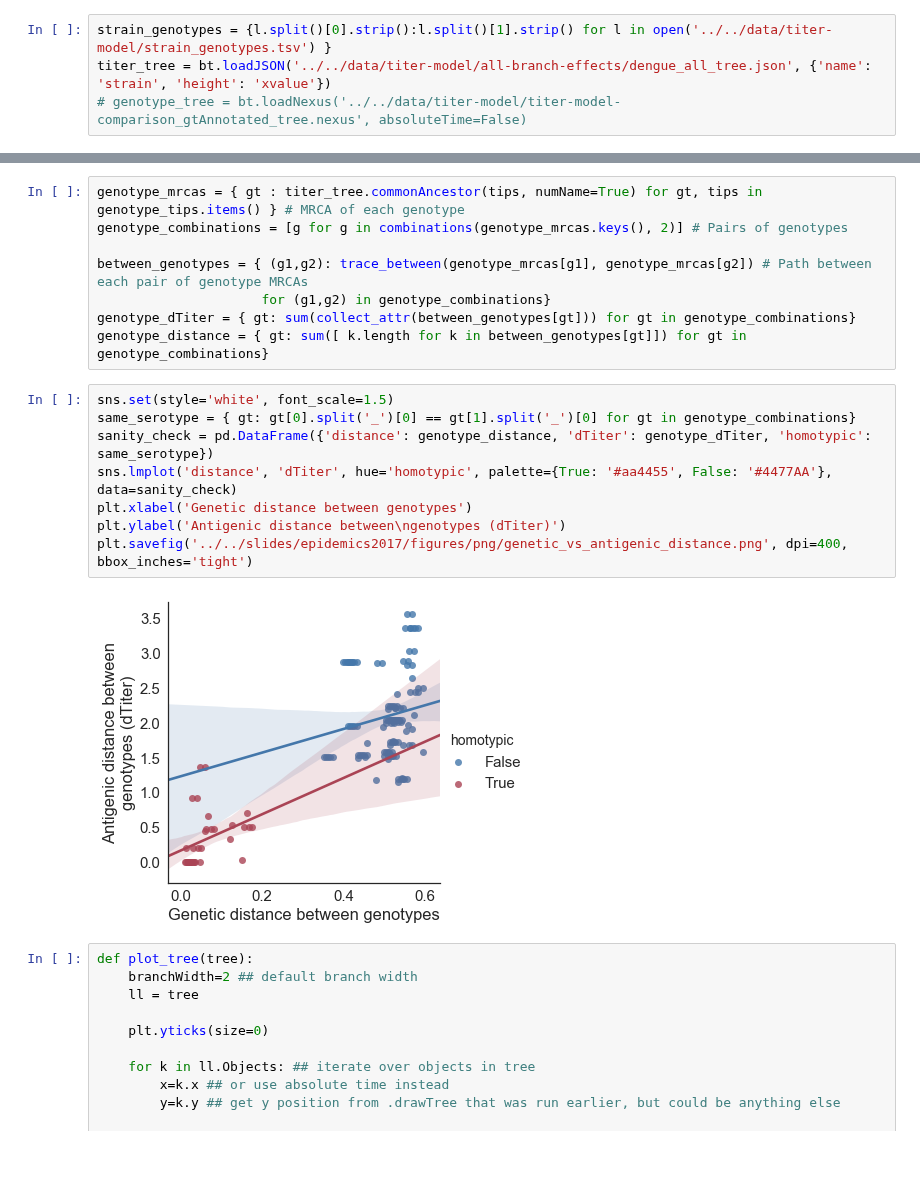
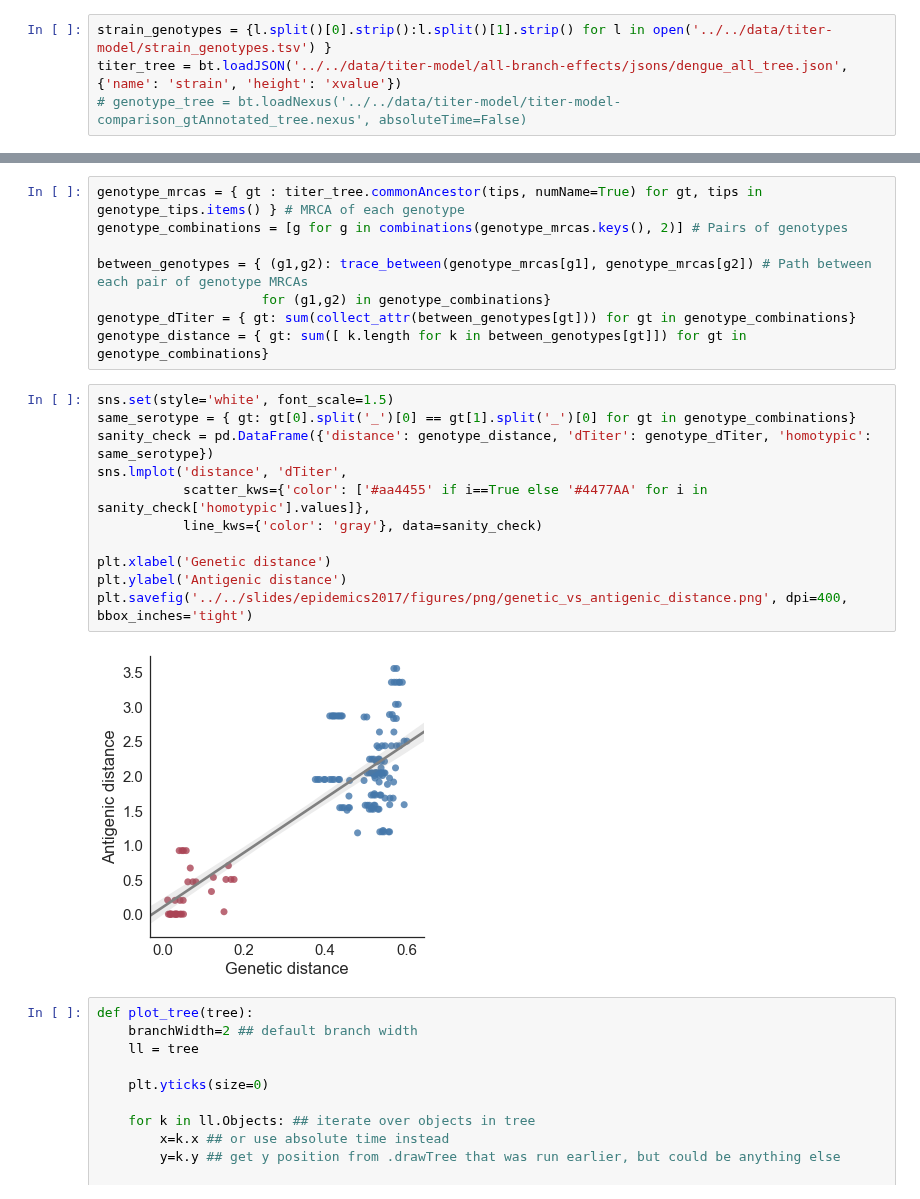
Before and after one commit to blab/dengue-antigenic-dynamics, a Jupyter notebook: scripts/titers/genotype-dTiters.ipynb, the cells around one changed output, grey strips where cells are left out. Cells and saved outputs as stored; diff of their text form; blank space fills up the shorter version.

```diff
--- a/scripts/titers/genotype-dTiters.ipynb
+++ b/scripts/titers/genotype-dTiters.ipynb
@@ -9,7 +9,7 @@ from collections import defaultdict
 from itertools import combinations
 # %%
 strain_genotypes = {l.split()[0].strip():l.split()[1].strip() for l in open('../../data/titer-model/strain_genotypes.tsv') }
-titer_tree = bt.loadJSON('../../data/titer-model/all-branch-effects/dengue_all_tree.json', {'name': 'strain', 'height': 'xvalue'})
+titer_tree = bt.loadJSON('../../data/titer-model/all-branch-effects/jsons/dengue_all_tree.json', {'name': 'strain', 'height': 'xvalue'})
 # genotype_tree = bt.loadNexus('../../data/titer-model/titer-model-comparison_gtAnnotated_tree.nexus', absoluteTime=False)
 # %% [output]
 Tree height: 0.368260
@@ -72,13 +72,16 @@ genotype_distance = { gt: sum([ k.length for k in between_genotypes[gt]]) for gt
 # %%
 sns.set(style='white', font_scale=1.5)
 same_serotype = { gt: gt[0].split('_')[0] == gt[1].split('_')[0] for gt in genotype_combinations}
 sanity_check = pd.DataFrame({'distance': genotype_distance, 'dTiter': genotype_dTiter, 'homotypic': same_serotype})
-sns.lmplot('distance', 'dTiter', hue='homotypic', palette={True: '#aa4455', False: '#4477AA'}, data=sanity_check)
-plt.xlabel('Genetic distance between genotypes')
-plt.ylabel('Antigenic distance between\ngenotypes (dTiter)')
+sns.lmplot('distance', 'dTiter',
+           scatter_kws={'color': ['#aa4455' if i==True else '#4477AA' for i in sanity_check['homotypic'].values]},
+           line_kws={'color': 'gray'}, data=sanity_check)
+
+plt.xlabel('Genetic distance')
+plt.ylabel('Antigenic distance')
 plt.savefig('../../slides/epidemics2017/figures/png/genetic_vs_antigenic_distance.png', dpi=400, bbox_inches='tight')
 # %% [output]
-[figure, old version]
+[figure, new version]
 # %%
 def plot_tree(tree):
     branchWidth=2 ## default branch width
```
